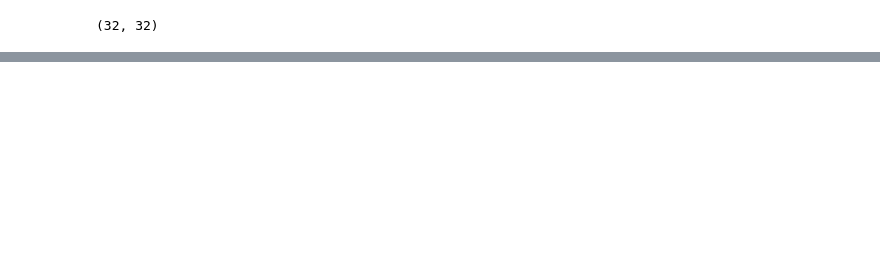
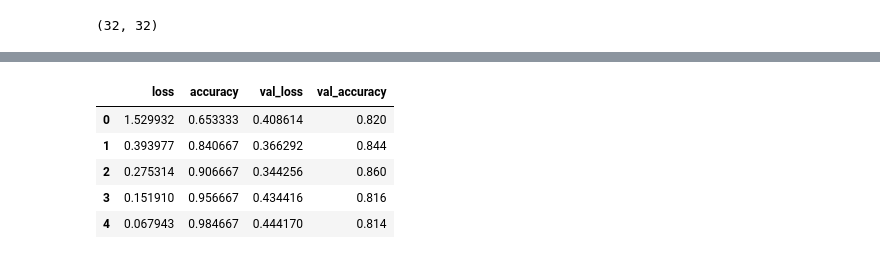
Before and after one commit to aakriti-dot/Tensorflow, a Jupyter notebook: Convolutional_neural_network.ipynb, the cells around one changed output, grey strips where cells are left out. Saved outputs shown, nothing was run; the diff lists cells and outputs as text; code cells hidden in the pictures; blank space fills up the shorter version.

```diff
--- a/Convolutional_neural_network.ipynb
+++ b/Convolutional_neural_network.ipynb
@@ -439,0 +458,10 @@ model_4.compile(loss='binary_crossentropy',
+# %%
+import pandas as pd
+pd.DataFrame(history_4.history)
+# %% [output]
+|  | loss | accuracy | val_loss | val_accuracy |
+| 0 | 1.529932 | 0.653333 | 0.408614 | 0.820 |
+| 1 | 0.393977 | 0.840667 | 0.366292 | 0.844 |
+| 2 | 0.275314 | 0.906667 | 0.344256 | 0.860 |
+| 3 | 0.151910 | 0.956667 | 0.434416 | 0.816 |
+| 4 | 0.067943 | 0.984667 | 0.444170 | 0.814 |
```
Also changed, not shown: parts of 6 cells of this notebook.
